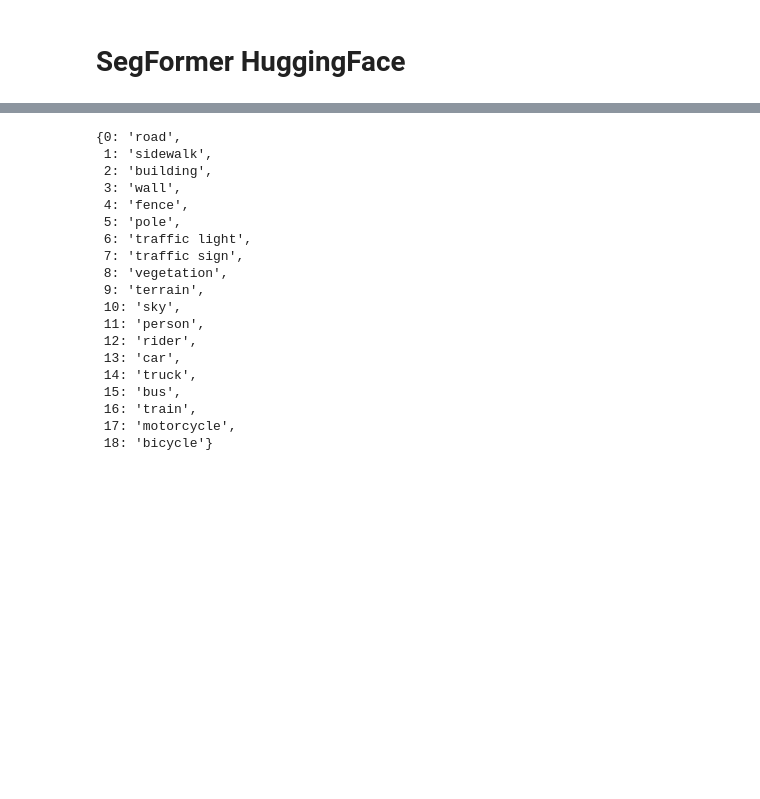
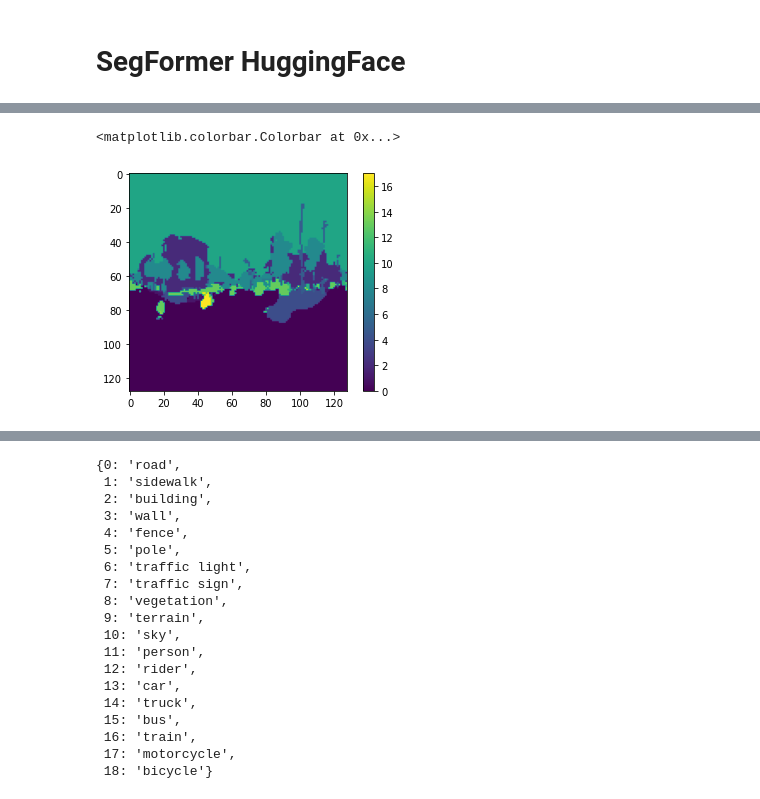
Before and after one commit to MINED30/EATA, a Jupyter notebook: Segformer_교통사고분석.ipynb, the cells around one changed output, grey strips where cells are left out. Cells and saved outputs as stored; diff of their text form; code cells hidden in the pictures; blank space fills up the shorter version.

```diff
--- a/Segformer_교통사고분석.ipynb
+++ b/Segformer_교통사고분석.ipynb
@@ -42,0 +72,6 @@ logits = outputs.logits # shape (batch_size, num_labels, height/4, width/4)
+# %%
+plt.imshow(outputs.logits.argmax(dim=1).view(128,128),cmap='viridis')
+plt.colorbar()
+# %% [output]
+<matplotlib.colorbar.Colorbar at 0x...>
+[figure, added]
```
Also changed, not shown: parts of 7 cells of this notebook.
